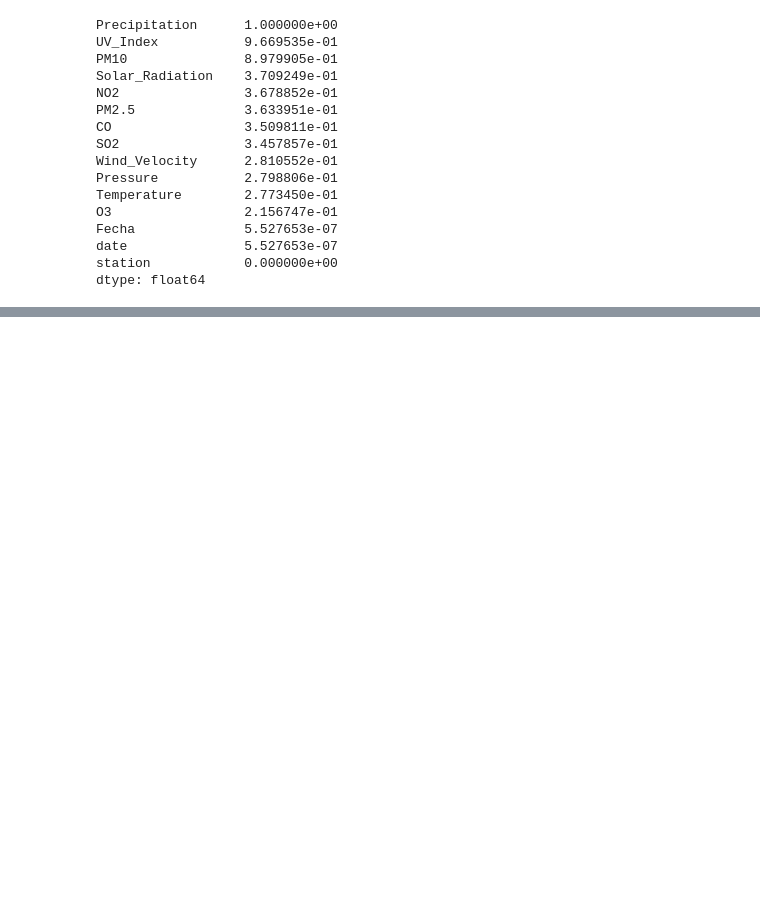
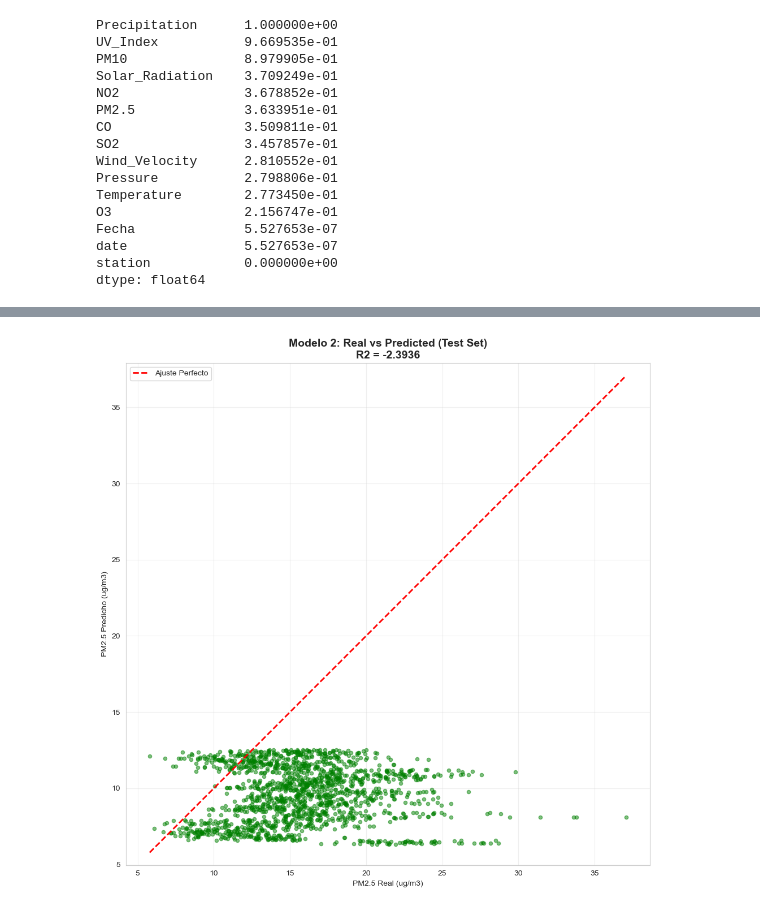
Before and after one commit to MateoJaramillo26/Progreso-3, a Jupyter notebook: ProyectoProgreso3.ipynb, the cells around one changed output, grey strips where cells are left out. Saved outputs shown, nothing was run; the diff lists cells and outputs as text; code cells hidden in the pictures; blank space fills up the shorter version.

```diff
--- a/ProyectoProgreso3.ipynb
+++ b/ProyectoProgreso3.ipynb
@@ -803,0 +982,21 @@ PROXIMOS PASOS:
+# %%
+# MODELO 2 - PASO 3: Entrenar modelo con Gradient Descent
+log.info("Entrenando Modelo 2 con Gradient Descent...")
+
+# Hiperparametros optimizados para convergencia
+model_gd = QuadraticGradientDescent(
+    learning_rate=0.1,
+    n_iterations=2000,
+    verbose=True
+)
+
+# Entrenar
+start_time = time.time()
+model_gd.fit(X_train_gd_scaled, y_train_gd)
+training_time = time.time() - start_time
+
+log.info(f"Tiempo de entrenamiento: {training_time:.3f} segundos")
+log.info(f"Parametros finales:")
+log.info(f"  a0 (intercepto): {model_gd.a0:.6f}")
+log.info(f"  a1 (lineal):     {model_gd.a1:.6f}")
+log.info(f"  a2 (cuadratico): {model_gd.a2:.6f}")
@@ -803,0 +1182,24 @@ PROXIMOS PASOS:
+# %%
+# MODELO 2 - PASO 8: Real vs Predicted Scatter Plot
+log.info("Generando visualizacion: Scatter Plot (Real vs Predicted)...")
+
+plt.figure(figsize=(10, 10))
+plt.scatter(y_test_gd, y_pred_test_gd, alpha=0.5, s=20, color='green')
+
+min_val = min(y_test_gd.min(), y_pred_test_gd.min())
+max_val = max(y_test_gd.max(), y_pred_test_gd.max())
+plt.plot([min_val, max_val], [min_val, max_val], 'r--', linewidth=2, label='Ajuste Perfecto')
+
+plt.title(f'Modelo 2: Real vs Predicted (Test Set)\nR2 = {metrics_gd["test"]["R2"]:.4f}',
+          fontsize=14, fontweight='bold')
+plt.xlabel('PM2.5 Real (ug/m3)')
+plt.ylabel('PM2.5 Predicho (ug/m3)')
+plt.legend()
+plt.grid(True, alpha=0.3)
+plt.axis('equal')
+plt.tight_layout()
+plt.savefig('model2_scatter.png', dpi=150)
+plt.show()
+
+log.info("Guardado: model2_scatter.png")
+# %% [output]
@@ -803,0 +1207 @@ PROXIMOS PASOS:
+[figure, added]
```
Also changed, not shown: parts of 36 cells of this notebook, 15 other files.
